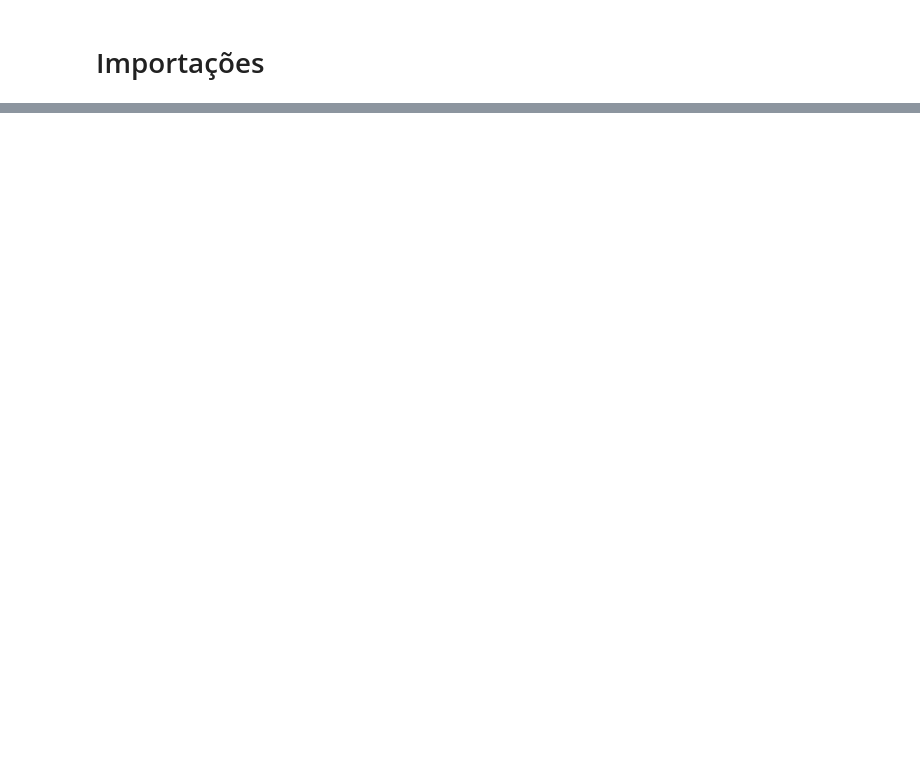
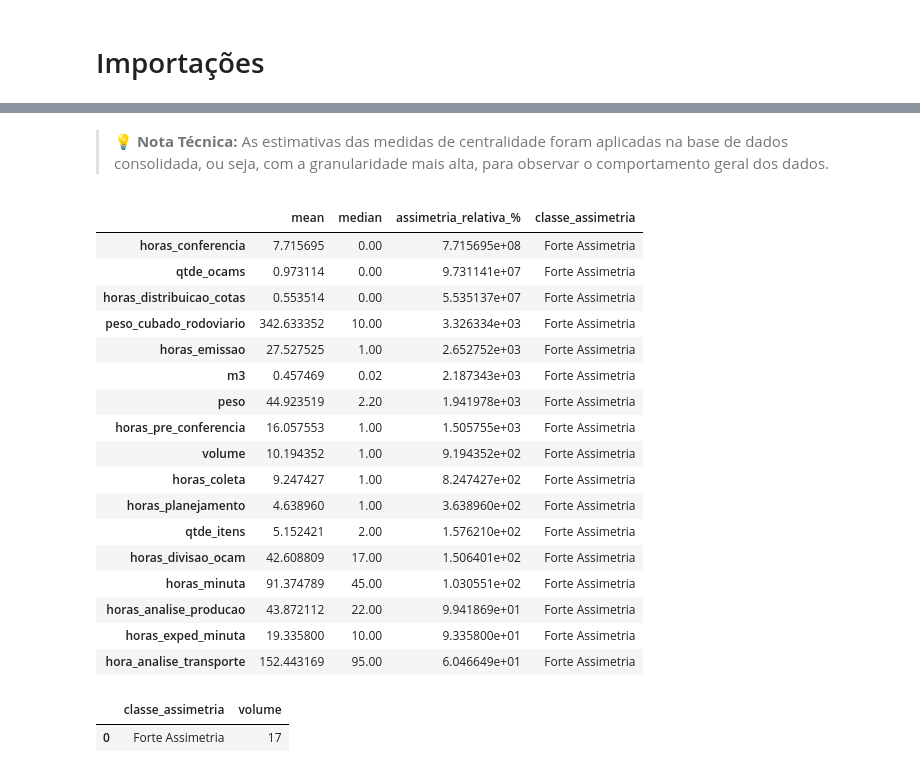
Before and after one commit to tiago466/ds-otif-detection-ml, a Jupyter notebook: notebooks/01_eda_descritiva.ipynb, the cells around one changed output, grey strips where cells are left out. Cells and saved outputs as stored; diff of their text form; code cells hidden in the pictures; blank space fills up the shorter version.

Commit message:
EDA de Tratamento de dados completo - EDA de Estatistica Descritiva em andamento

```diff
--- a/notebooks/01_eda_descritiva.ipynb
+++ b/notebooks/01_eda_descritiva.ipynb
@@ -175,0 +143,56 @@ df.select_dtypes(include='object').columns.tolist()
+# %% [markdown]
+> 💡 **Nota Técnica:**
+> As estimativas das medidas de centralidade foram aplicadas na base de dados consolidada, ou seja, com a granularidade mais alta, para observar o comportamento geral dos dados.
+# %%
+# Calcula média e mediana de todas as colunas
+df_stats = df_num.agg(['mean', 'median']).T
+
+# Calcula assimetria relativa (%)
+df_stats['assimetria_relativa_%'] = (
+    (df_stats['mean'] - df_stats['median']).abs() /
+    df_stats['median'].replace(0, 1e-6)
+) * 100
+
+# Classifica
+def classificar_assimetria(x):
+    if pd.isna(x): return 'indefinido'
+    elif x < 10: return 'Normal'
+    elif x < 30: return 'Leve Assimetria'
+    elif x < 50: return 'Assimetria Significativa'
+    else: return 'Forte Assimetria'
+
+df_stats['classe_assimetria'] = df_stats['assimetria_relativa_%'].apply(classificar_assimetria)
+
+# Ordena pelas mais distorcidas
+df_stats.sort_values('assimetria_relativa_%', ascending=False)
+# %% [output]
+|  | mean | median | assimetria_relativa_% | classe_assimetria |
+| horas_conferencia | 7.715695 | 0.00 | 7.715695e+08 | Forte Assimetria |
+| qtde_ocams | 0.973114 | 0.00 | 9.731141e+07 | Forte Assimetria |
+| horas_distribuicao_cotas | 0.553514 | 0.00 | 5.535137e+07 | Forte Assimetria |
+| peso_cubado_rodoviario | 342.633352 | 10.00 | 3.326334e+03 | Forte Assimetria |
+| horas_emissao | 27.527525 | 1.00 | 2.652752e+03 | Forte Assimetria |
+| m3 | 0.457469 | 0.02 | 2.187343e+03 | Forte Assimetria |
+| peso | 44.923519 | 2.20 | 1.941978e+03 | Forte Assimetria |
+| horas_pre_conferencia | 16.057553 | 1.00 | 1.505755e+03 | Forte Assimetria |
+| volume | 10.194352 | 1.00 | 9.194352e+02 | Forte Assimetria |
+| horas_coleta | 9.247427 | 1.00 | 8.247427e+02 | Forte Assimetria |
+| horas_planejamento | 4.638960 | 1.00 | 3.638960e+02 | Forte Assimetria |
+| qtde_itens | 5.152421 | 2.00 | 1.576210e+02 | Forte Assimetria |
+| horas_divisao_ocam | 42.608809 | 17.00 | 1.506401e+02 | Forte Assimetria |
+| horas_minuta | 91.374789 | 45.00 | 1.030551e+02 | Forte Assimetria |
+| horas_analise_producao | 43.872112 | 22.00 | 9.941869e+01 | Forte Assimetria |
+| horas_exped_minuta | 19.335800 | 10.00 | 9.335800e+01 | Forte Assimetria |
+| hora_analise_transporte | 152.443169 | 95.00 | 6.046649e+01 | Forte Assimetria |
+# %%
+df_frec_stats = (
+    df_stats['classe_assimetria']
+    .value_counts()
+    .rename_axis('classe_assimetria')
+    .reset_index(name='volume')
+)
+
+df_frec_stats
+# %% [output]
+|  | classe_assimetria | volume |
+| 0 | Forte Assimetria | 17 |
```
Also changed, not shown: parts of 22 cells of this notebook, 3 other files.
